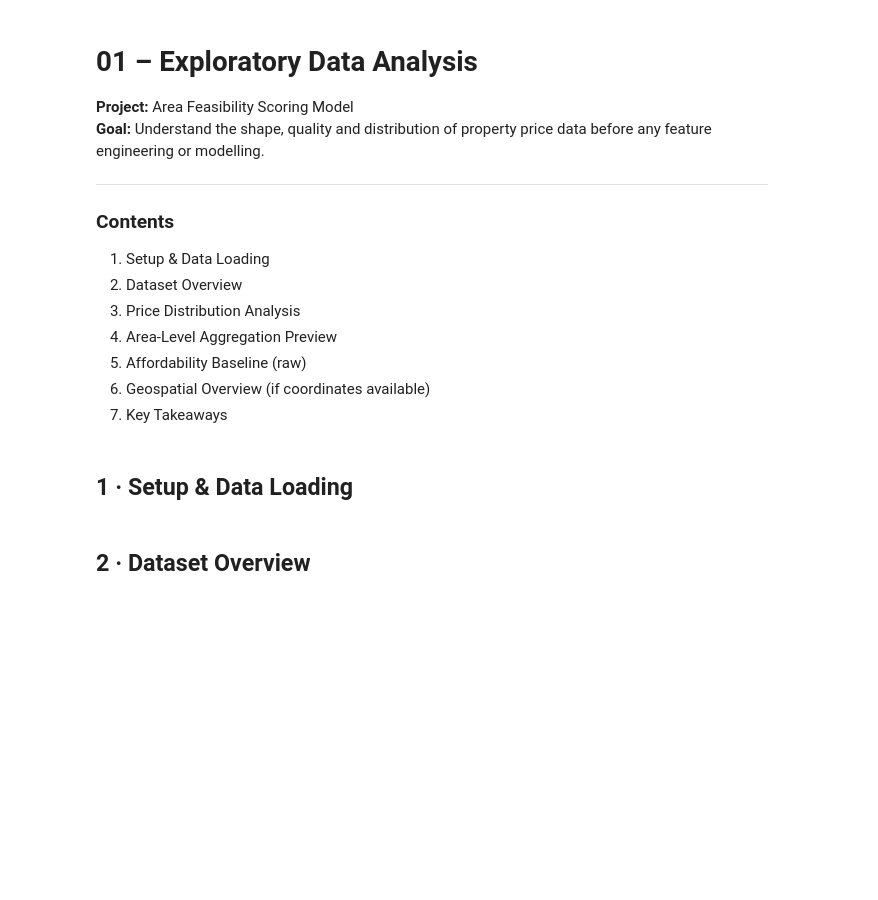
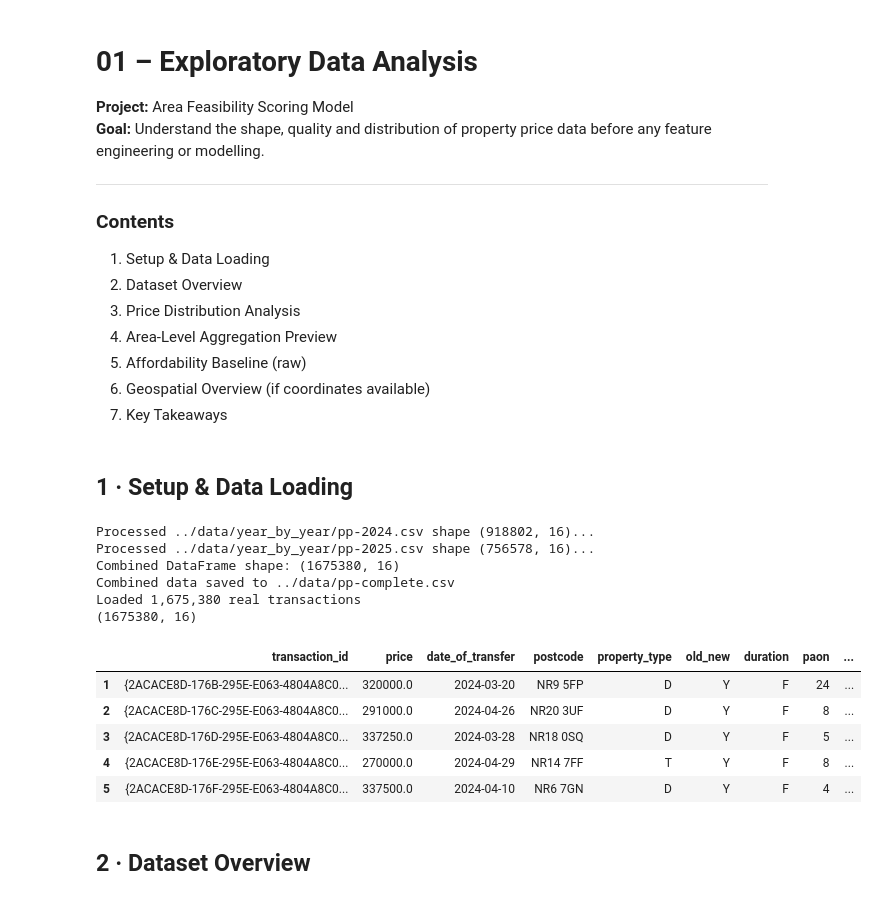
Before and after one commit to oliver9996/Affordability_checker, a Jupyter notebook: notebooks/01_eda.ipynb, the cells around one changed output. Drawn from its saved outputs; the diff is of its cells as text; code cells hidden in the pictures; blank space fills up the shorter version.

```diff
--- a/notebooks/01_eda.ipynb
+++ b/notebooks/01_eda.ipynb
@@ -19,36 +19,70 @@
 import sys, os
 sys.path.insert(0, '../src')
 
 import warnings
 warnings.filterwarnings('ignore')
 
 import numpy as np
 import pandas as pd
 import matplotlib.pyplot as plt
 import seaborn as sns
+from pathlib import Path
+
 
 sns.set_theme(style='whitegrid', palette='muted')
 %matplotlib inline
 
-from data_loader import generate_synthetic_data, aggregate_to_area
+from data_loader import generate_synthetic_data, aggregate_to_area,load_land_registry
 
 # -------------------------------------------------------------------
 # Change this path to your real Land Registry CSV if available.
 # We fall back to synthetic data automatically.
 # -------------------------------------------------------------------
 DATA_PATH   = '../data/pp-complete.csv'   # Land Registry Price Paid
-USER_BUDGET = 300_000                     # £ – the user's property budget
+data_input_dir = Path("../data/year_by_year/")
+USER_BUDGET = 500_000                     # £ – the user's property budget
+
+chunks = []
+try:
+    data_input_dir.mkdir(exist_ok=True)
+    for file in sorted(data_input_dir.glob("pp-*.csv")):
+        tx_df = load_land_registry(file)
+        print (f"Processed {file} shape {tx_df.shape}...")
+        chunks.append(tx_df)
+        del tx_df
+
+
+    combined_df = pd.concat(chunks, ignore_index=True)
+    del chunks
+    print(f"Combined DataFrame shape: {combined_df.shape}")
+    combined_df.to_csv(DATA_PATH, index=False)
+    del combined_df
+    print(f"Combined data saved to {DATA_PATH}")
+except:
+    print("no files found, skipping combination step")
 
 if os.path.exists(DATA_PATH):
-    from data_loader import load_land_registry
     tx_df = load_land_registry(DATA_PATH)
     print(f'Loaded {len(tx_df):,} real transactions')
 else:
     print('Real data not found – using synthetic dataset.')
     tx_df = generate_synthetic_data(n_transactions=20_000, n_areas=50)
 
 print(tx_df.shape)
 tx_df.head()
+# %% [output]
+Processed ../data/year_by_year/pp-2024.csv shape (918802, 16)...
+Processed ../data/year_by_year/pp-2025.csv shape (756578, 16)...
+Combined DataFrame shape: (1675380, 16)
+Combined data saved to ../data/pp-complete.csv
+Loaded 1,675,380 real transactions
+(1675380, 16)
+|  | transaction_id | price | date_of_transfer | postcode | property_type | old_new | duration | paon | ... |
+| 1 | {2ACACE8D-176B-295E-E063-4804A8C0... | 320000.0 | 2024-03-20 | NR9 5FP | D | Y | F | 24 | ... |
+| 2 | {2ACACE8D-176C-295E-E063-4804A8C0... | 291000.0 | 2024-04-26 | NR20 3UF | D | Y | F | 8 | ... |
+| 3 | {2ACACE8D-176D-295E-E063-4804A8C0... | 337250.0 | 2024-03-28 | NR18 0SQ | D | Y | F | 5 | ... |
+| 4 | {2ACACE8D-176E-295E-E063-4804A8C0... | 270000.0 | 2024-04-29 | NR14 7FF | T | Y | F | 8 | ... |
+| 5 | {2ACACE8D-176F-295E-E063-4804A8C0... | 337500.0 | 2024-04-10 | NR6 7GN | D | Y | F | 4 | ... |
 # %% [markdown]
 ## 2 · Dataset Overview
 # %%
```
Also changed, not shown: parts of 13 cells of this notebook.
